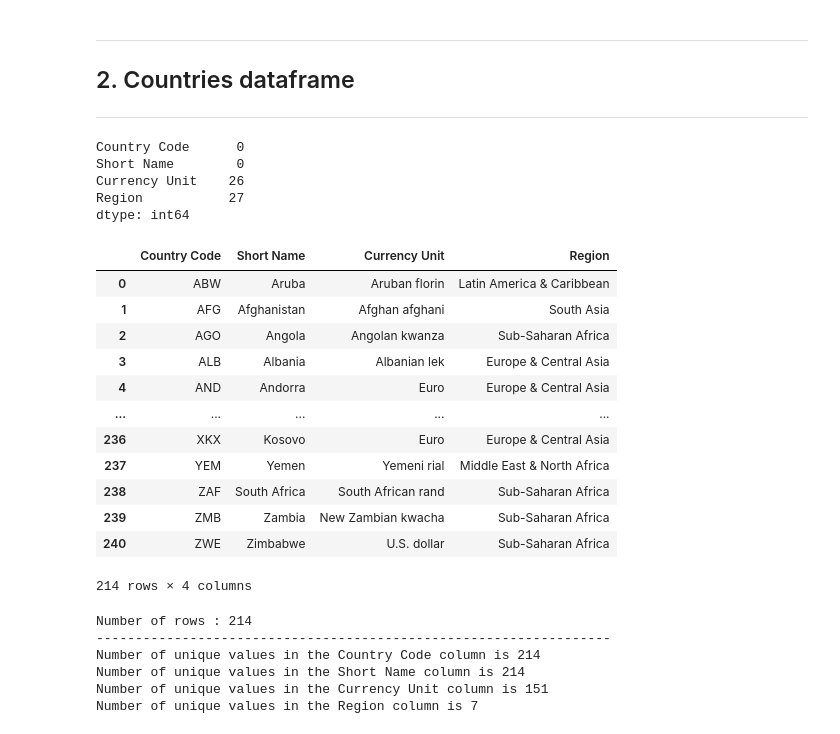
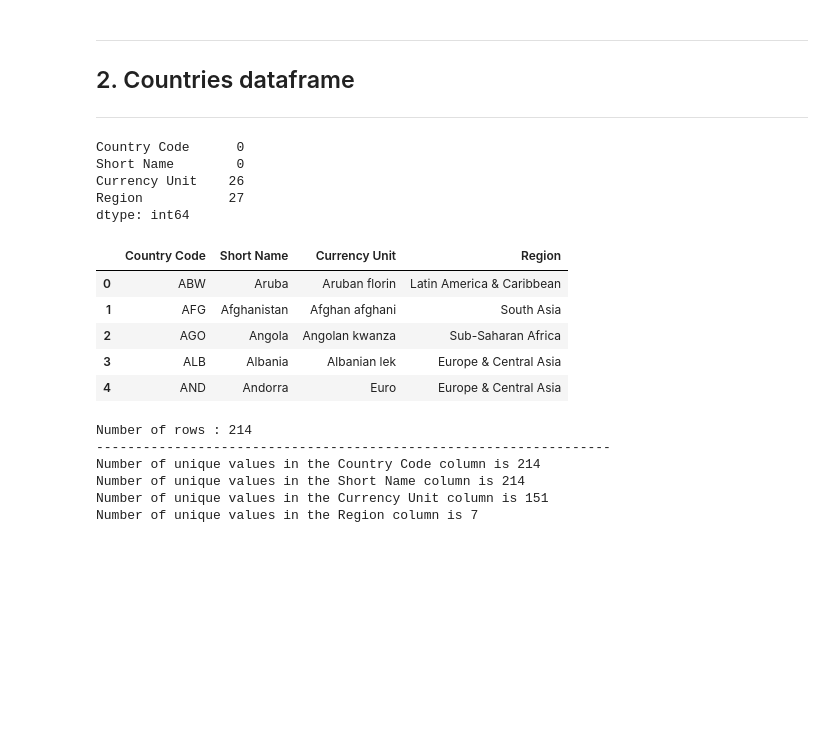
Before and after one commit to Harounnn/eDash, a Jupyter notebook: src/notebook/EDA.ipynb, the cells around one changed output. Cells and saved outputs as stored; diff of their text form; code cells hidden in the pictures; blank space fills up the shorter version.

```diff
--- a/src/notebook/EDA.ipynb
+++ b/src/notebook/EDA.ipynb
@@ -119,30 +112,23 @@ new_indicators_df.shape[0] - len(new_indicators_df['Indicator Name'].unique())
 # %%
 countries_df = countries_df[['Country Code','Short Name','Currency Unit','Region']]
 
 print(countries_df.isnull().sum())
 
 countries_df.dropna(inplace=True)
 
-countries_df
+countries_df.head(5)
 # %% [output]
 Country Code      0
 Short Name        0
 Currency Unit    26
 Region           27
 dtype: int64
 |  | Country Code | Short Name | Currency Unit | Region |
 | 0 | ABW | Aruba | Aruban florin | Latin America & Caribbean |
 | 1 | AFG | Afghanistan | Afghan afghani | South Asia |
 | 2 | AGO | Angola | Angolan kwanza | Sub-Saharan Africa |
 | 3 | ALB | Albania | Albanian lek | Europe & Central Asia |
 | 4 | AND | Andorra | Euro | Europe & Central Asia |
-| ... | ... | ... | ... | ... |
-| 236 | XKX | Kosovo | Euro | Europe & Central Asia |
-| 237 | YEM | Yemen | Yemeni rial | Middle East & North Africa |
-| 238 | ZAF | South Africa | South African rand | Sub-Saharan Africa |
-| 239 | ZMB | Zambia | New Zambian kwacha | Sub-Saharan Africa |
-| 240 | ZWE | Zimbabwe | U.S. dollar | Sub-Saharan Africa |
-214 rows × 4 columns
 # %%
 print(f"Number of rows : {countries_df.shape[0]}")
 print('------------------------------------------------------------------')
```
Also changed, not shown: parts of 10 cells of this notebook.
